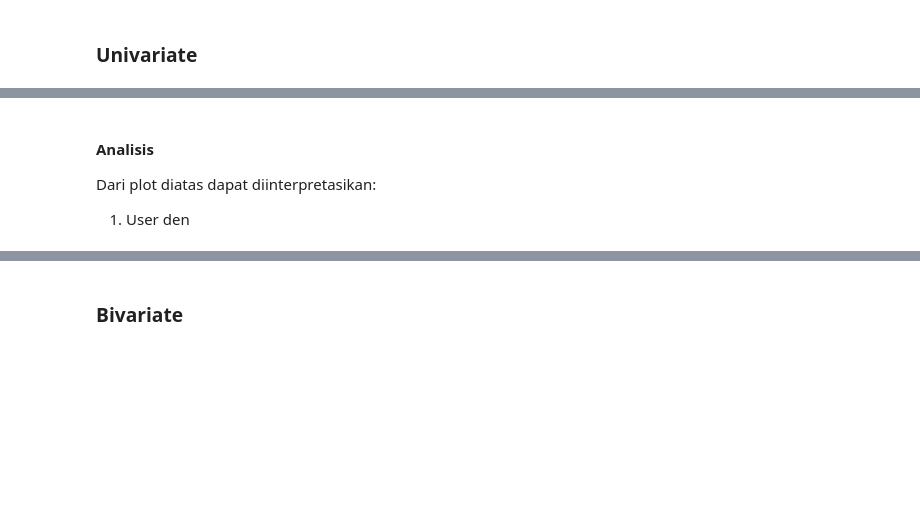
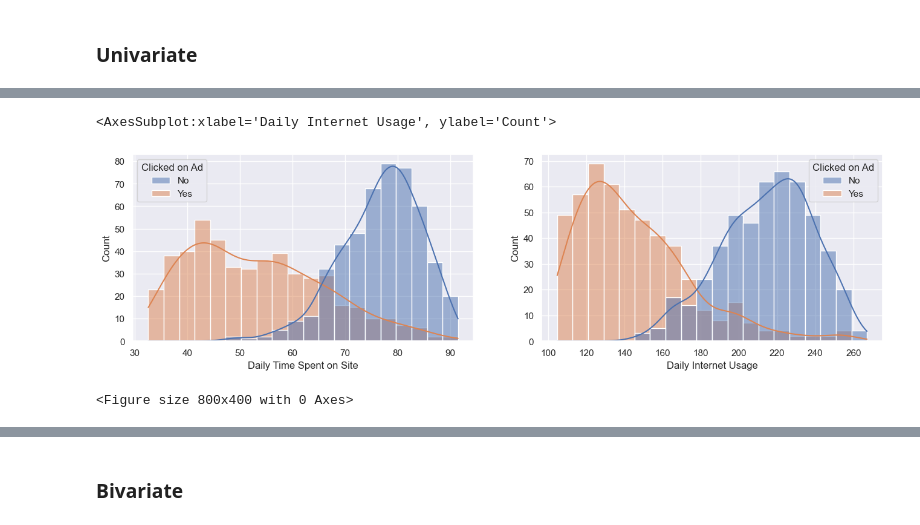
Before and after one commit to garrylgiancarlo/project-clickedads, a Jupyter notebook: clicked_ads.ipynb, the cells around one changed output, grey strips where cells are left out. Drawn from its saved outputs; the diff is of its cells as text; code cells hidden in the pictures; blank space fills up the shorter version.

```diff
--- a/clicked_ads.ipynb
+++ b/clicked_ads.ipynb
@@ -115,4 +106,9 @@ for i in to_plot:
-# %% [markdown]
-#### Analisis
-Dari plot diatas dapat diinterpretasikan:
-1. User den
+# %%
+fig, axs = plt.subplots(1, 2, figsize=(16, 4))
+plt.figure(figsize=(8, 4))
+sns.histplot(data=df, x='Daily Time Spent on Site', bins=20, kde=True, hue='Clicked on Ad', ax=axs[0])
+sns.histplot(data=df, x='Daily Internet Usage', bins=20, kde=True, hue='Clicked on Ad', ax=axs[1])
+# %% [output]
+<AxesSubplot:xlabel='Daily Internet Usage', ylabel='Count'>
+[figure, added]
+<Figure size 800x400 with 0 Axes>
```
Also changed, not shown: parts of 15 cells of this notebook, 6 other files.
